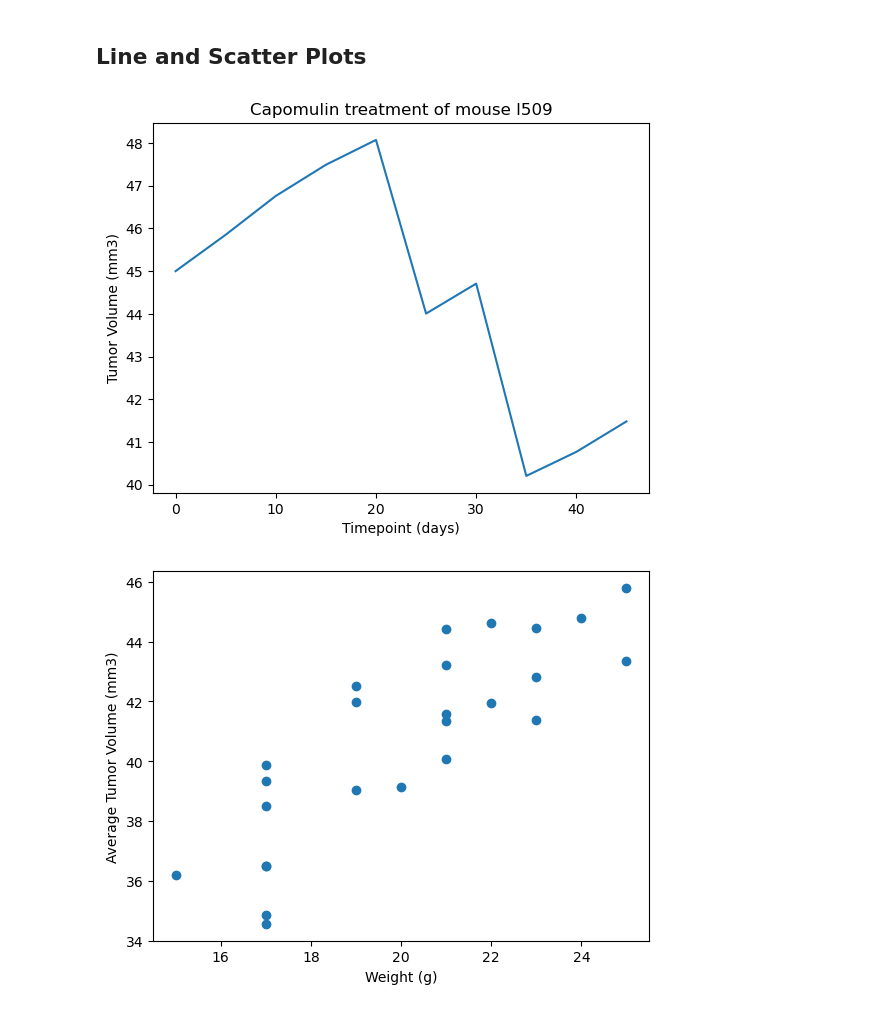
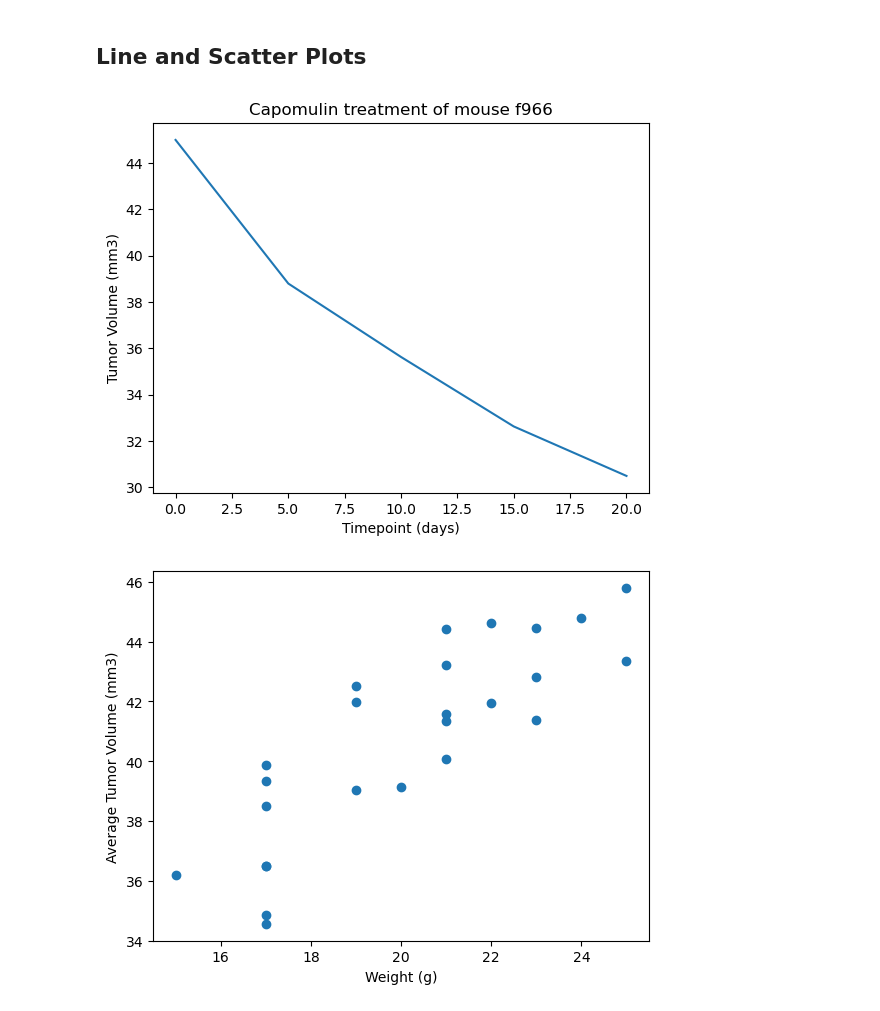
Before and after one commit to CONTEMPL8git/Challenge5, a Jupyter notebook: Pymaceuticals/pymaceuticals.ipynb, the cells around one changed output. Cells and saved outputs as stored; diff of their text form; code cells hidden in the pictures.

```diff
--- a/Pymaceuticals/pymaceuticals.ipynb
+++ b/Pymaceuticals/pymaceuticals.ipynb
@@ -270,6 +283,15 @@ TypeError: xticks(): Parameter 'labels' can't be set without setting 'ticks'
 ## Line and Scatter Plots
 # %%
 # Generate a line plot of tumor volume vs. time point for a single mouse treated with Capomulin
+capom = clean[clean["Drug Regimen"] == "Capomulin"]
+single_mouse = capom.loc[capom["Mouse ID"] == "f966"]
+xax = single_mouse["Timepoint"]
+yax = single_mouse["Tumor Volume (mm3)"]
+plt.plot(xax, yax)
+plt.xlabel("Timepoint (days)")
+plt.ylabel("Tumor Volume (mm3)")
+plt.title("Capomulin treatment of mouse f966")
+plt.show()
 # %% [output]
-[figure, old version]
+[figure, new version]
 # %%
```
Also changed, not shown: parts of 5 cells of this notebook.
